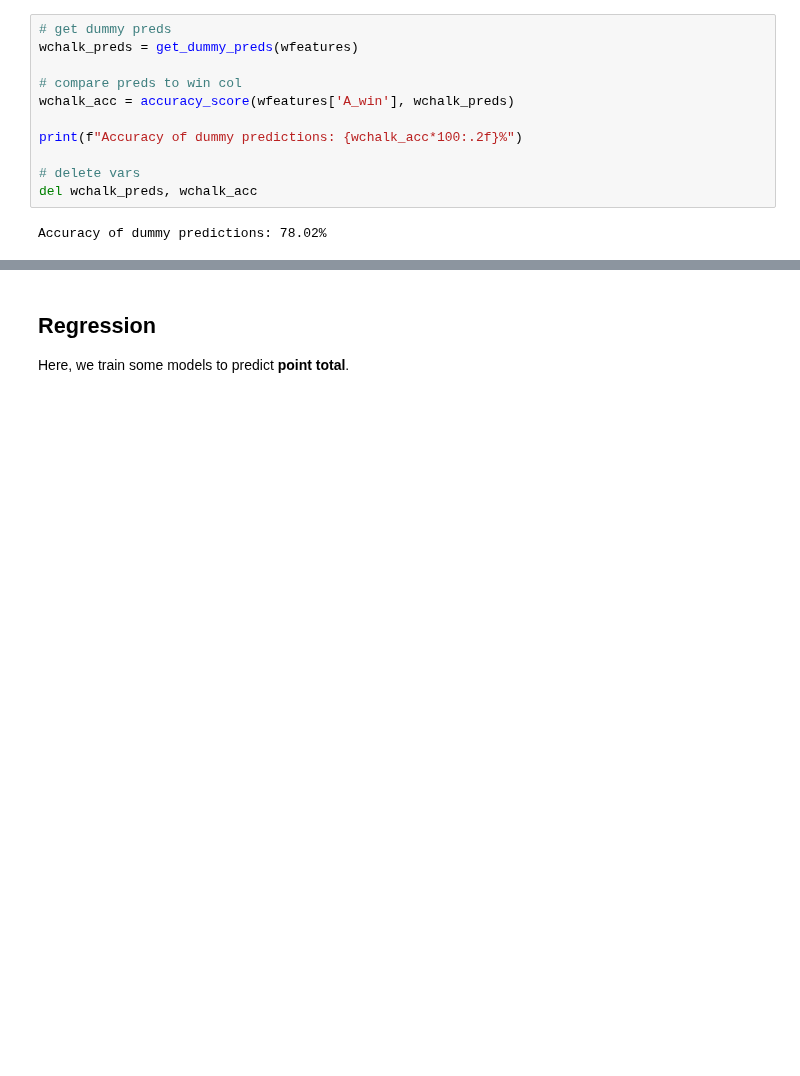
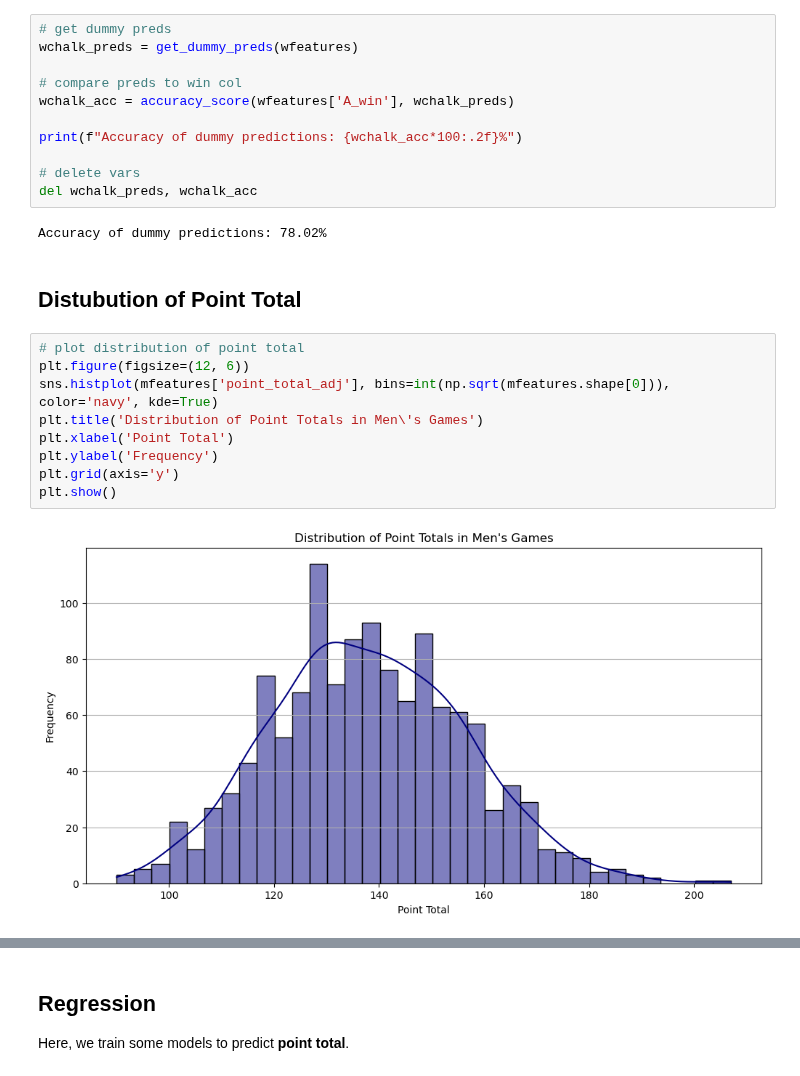
Before and after one commit to heefjones/march_madness, a Jupyter notebook: preds_detailed_point_total.ipynb, the cells around one changed output, grey strips where cells are left out. Cells and saved outputs as stored; diff of their text form; blank space fills up the shorter version.

```diff
--- a/preds_detailed_point_total.ipynb
+++ b/preds_detailed_point_total.ipynb
@@ -307,3 +320,16 @@ print(f"Accuracy of dummy predictions: {wchalk_acc*100:.2f}%")
 del wchalk_preds, wchalk_acc
 # %% [output]
 Accuracy of dummy predictions: 78.02%
+# %% [markdown]
+## Distubution of Point Total
+# %%
+# plot distribution of point total
+plt.figure(figsize=(12, 6))
+sns.histplot(mfeatures['point_total_adj'], bins=int(np.sqrt(mfeatures.shape[0])), color='navy', kde=True)
+plt.title('Distribution of Point Totals in Men\'s Games')
+plt.xlabel('Point Total')
+plt.ylabel('Frequency')
+plt.grid(axis='y')
+plt.show()
+# %% [output]
+[figure, added]
```
Also changed, not shown: parts of 22 cells of this notebook, 1 other file.
